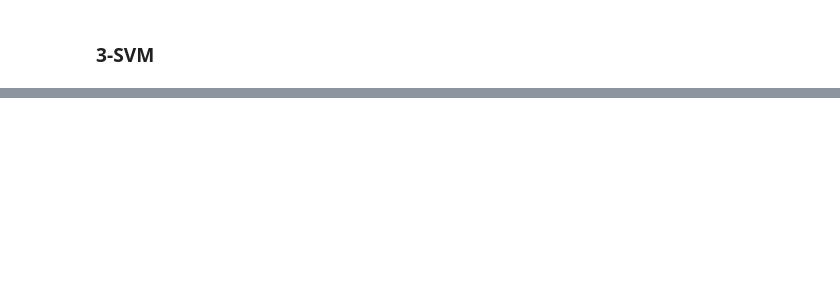
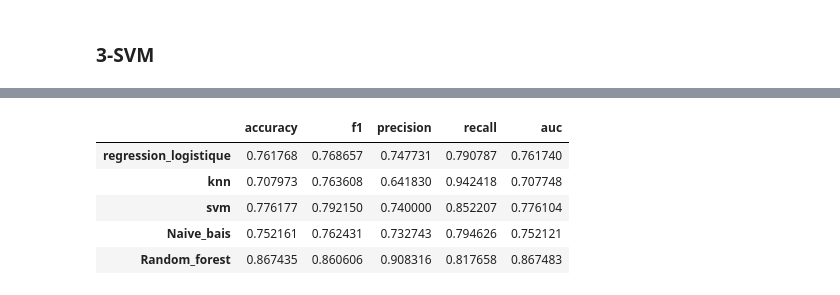
Before and after one commit to azizguesmi/Projet-Ml, a Jupyter notebook: PR.ipynb, the cells around one changed output, grey strips where cells are left out. Cells and saved outputs as stored; diff of their text form; code cells hidden in the pictures; blank space fills up the shorter version.

```diff
--- a/PR.ipynb
+++ b/PR.ipynb
@@ -295,0 +332,28 @@ auc = 0.5334770114942528
+# %%
+from sklearn.ensemble import RandomForestClassifier
+
+rf = RandomForestClassifier(random_state=42)
+param_grid = {
+    'n_estimators': [50, 100, 200],
+    'max_depth': [None, 5, 10, 20],
+    'min_samples_split': [2, 5, 10],
+    'min_samples_leaf': [1, 2, 4],
+    'max_features': ['auto', 'sqrt']
+}
+
+grid_search = GridSearchCV(
+    estimator=rf,
+    param_grid=param_grid,
+    cv=5,
+    n_jobs=-1,
+    verbose=2,
+    scoring='f1'
+)
+
+grid_search.fit(X_train, y_train)
+
+mod = grid_search.best_estimator_
+
+eval_rf = training(X_train, X_test, y_train, y_test, mod)
+
+scores["Random_forest"] = eval_rf
@@ -295,0 +385,11 @@ auc = 0.5334770114942528
+# %%
+sc = pd.DataFrame.from_dict(scores, orient='index')
+
+display(sc)
+# %% [output]
+|  | accuracy | f1 | precision | recall | auc |
+| regression_logistique | 0.761768 | 0.768657 | 0.747731 | 0.790787 | 0.761740 |
+| knn | 0.707973 | 0.763608 | 0.641830 | 0.942418 | 0.707748 |
+| svm | 0.776177 | 0.792150 | 0.740000 | 0.852207 | 0.776104 |
+| Naive_bais | 0.752161 | 0.762431 | 0.732743 | 0.794626 | 0.752121 |
+| Random_forest | 0.867435 | 0.860606 | 0.908316 | 0.817658 | 0.867483 |
```
Also changed, not shown: parts of 10 cells of this notebook, 2 other files.
